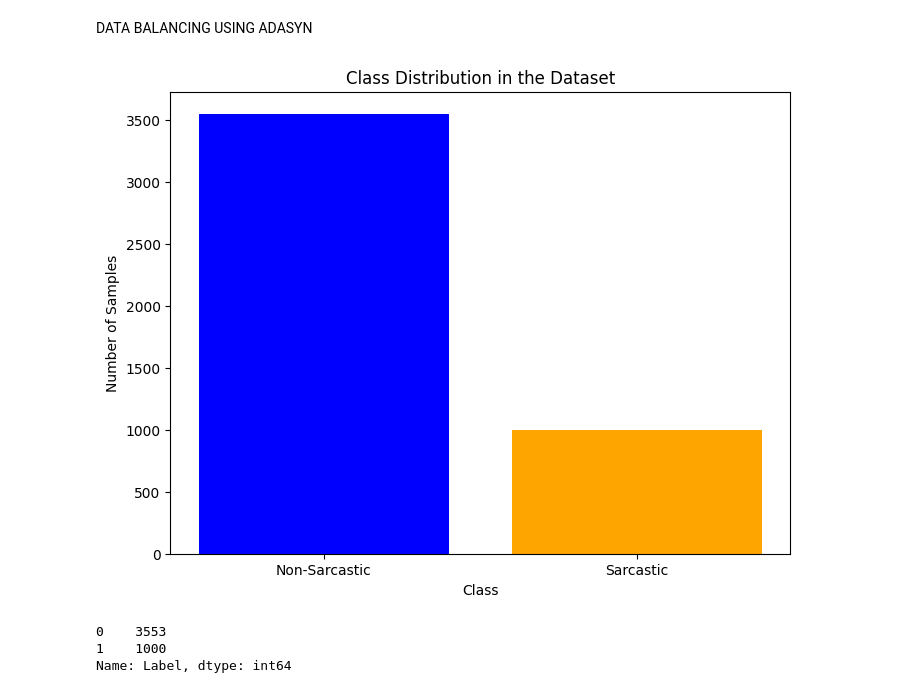
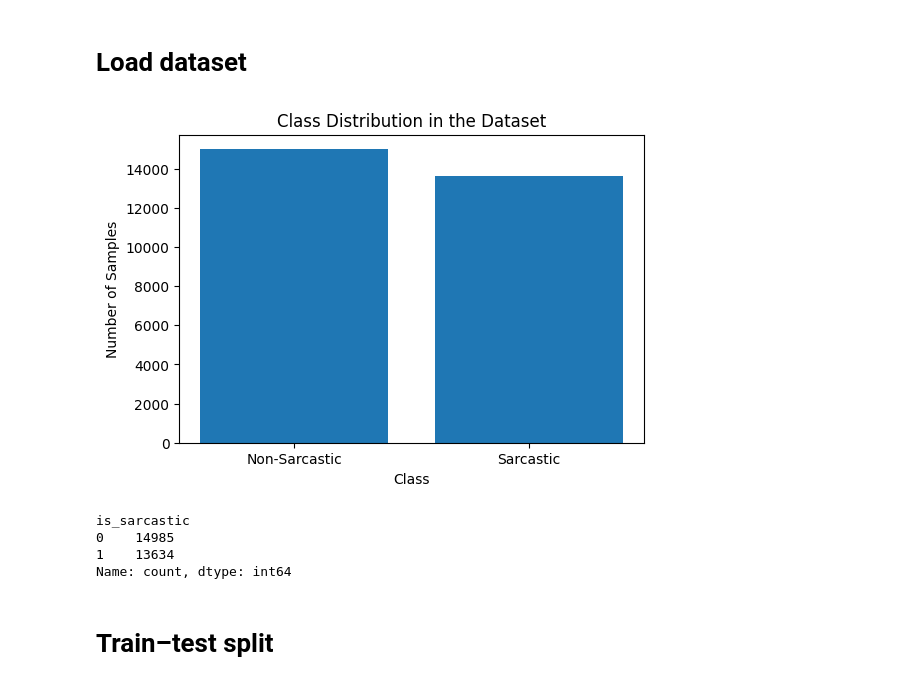
Before and after one commit to swati-project/sarcasm-detection-api, a Jupyter notebook: RandomForest_XBGoost_LSTM.ipynb, the cells around one changed output. Cells and saved outputs as stored; diff of their text form; code cells hidden in the pictures.

```diff
--- a/RandomForest_XBGoost_LSTM.ipynb
+++ b/RandomForest_XBGoost_LSTM.ipynb
@@ -3,29 +3,32 @@
-# %% [markdown]
-DATA BALANCING USING ADASYN
+# %% [markdown]
+# **Load dataset**
 # %%
 import pandas as pd
 import matplotlib.pyplot as plt
 
 # Load dataset
-data = pd.read_csv("/content/Sarcasm_Kaggle_1.csv")
+data = pd.read_json("Sarcasm_Headlines_Dataset_v2.json", lines=True)
 
-# Count the number of samples in each class
-class_counts = data['Label'].value_counts()
+# Count number of samples in each class
+class_counts = data['is_sarcastic'].value_counts()
 
 # Plot the class distribution
-plt.figure(figsize=(8, 6))
-plt.bar(class_counts.index, class_counts.values, color=['blue', 'orange'])
-plt.xticks(class_counts.index, ['Non-Sarcastic', 'Sarcastic'])
+plt.figure(figsize=(6, 4))
+plt.bar(class_counts.index, class_counts.values)
+plt.xticks([0, 1], ['Non-Sarcastic', 'Sarcastic'])
 plt.xlabel('Class')
 plt.ylabel('Number of Samples')
 plt.title('Class Distribution in the Dataset')
 plt.show()
 
 print(class_counts)
 # %% [output]
-[figure, old version]
+[figure, new version]
-0    3553
-1    1000
-Name: Label, dtype: int64
+is_sarcastic
+0    14985
+1    13634
+Name: count, dtype: int64
+# %% [markdown]
+# **Train–test split**
 # %%
 import pandas as pd
```
Also changed, not shown: parts of 12 cells of this notebook.
